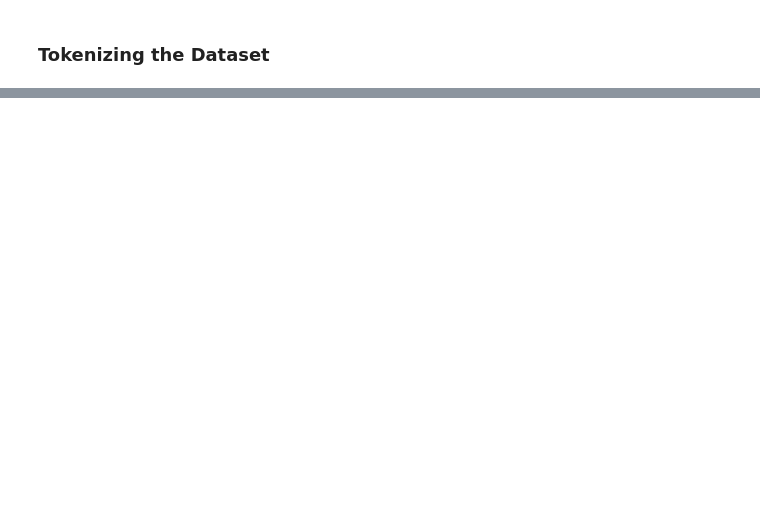
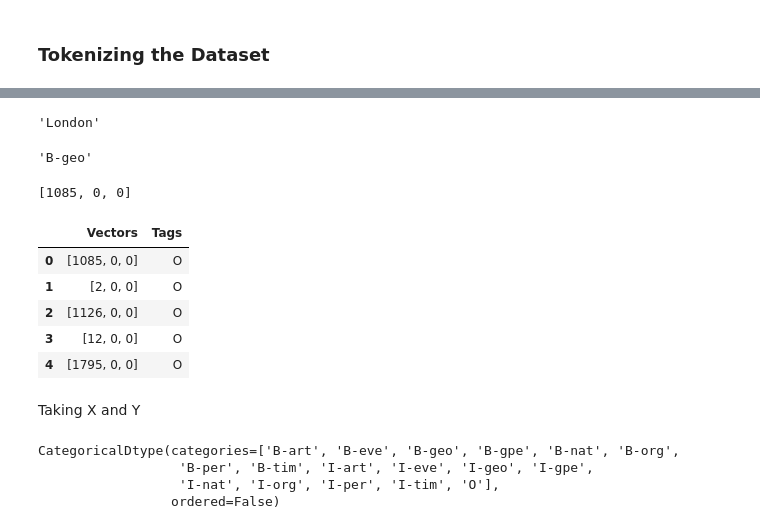
Before and after one commit to Satwikram/Named-Entity-Recognition, a Jupyter notebook: Named Entity Recognition using DL.ipynb, the cells around one changed output, grey strips where cells are left out. Cells and saved outputs as stored; diff of their text form; code cells hidden in the pictures; blank space fills up the shorter version.

```diff
--- a/Named Entity Recognition using DL.ipynb
+++ b/Named Entity Recognition using DL.ipynb
@@ -310,0 +356,4 @@ for i in tqdm(range(len(ner_dataset))):
+# %%
+data_input = tf.keras.preprocessing.sequence.pad_sequences(
+    data_input, value = 0, padding = 'post', maxlen = MAX_LEN
+)
@@ -310,0 +369,2 @@ for i in tqdm(range(len(ner_dataset))):
+# %%
+data_labels = [tag for tag in cleaned_data['Tag']]
@@ -310,0 +381,25 @@ for i in tqdm(range(len(ner_dataset))):
+# %%
+encoder.decode(data_input[120])
+# %% [output]
+'London'
+# %%
+data_labels[120]
+# %% [output]
+'B-geo'
+# %%
+list_data = data_input.tolist()
+# %%
+list_data[0]
+# %% [output]
+[1085, 0, 0]
+# %%
+ner_df = pd.DataFrame({'Vectors': list_data, 'Tags': data_labels})
+# %%
+ner_df.head()
+# %% [output]
+|  | Vectors | Tags |
+| 0 | [1085, 0, 0] | O |
+| 1 | [2, 0, 0] | O |
+| 2 | [1126, 0, 0] | O |
+| 3 | [12, 0, 0] | O |
+| 4 | [1795, 0, 0] | O |
@@ -310,0 +408,2 @@ for i in tqdm(range(len(ner_dataset))):
+# %% [markdown]
+Taking X and Y
@@ -310,0 +412,7 @@ for i in tqdm(range(len(ner_dataset))):
+# %%
+ner_df['Tags'].dtype
+# %% [output]
+CategoricalDtype(categories=['B-art', 'B-eve', 'B-geo', 'B-gpe', 'B-nat', 'B-org',
+                  'B-per', 'B-tim', 'I-art', 'I-eve', 'I-geo', 'I-gpe',
+                  'I-nat', 'I-org', 'I-per', 'I-tim', 'O'],
+                 ordered=False)
```
Also changed, not shown: parts of 63 cells of this notebook.
